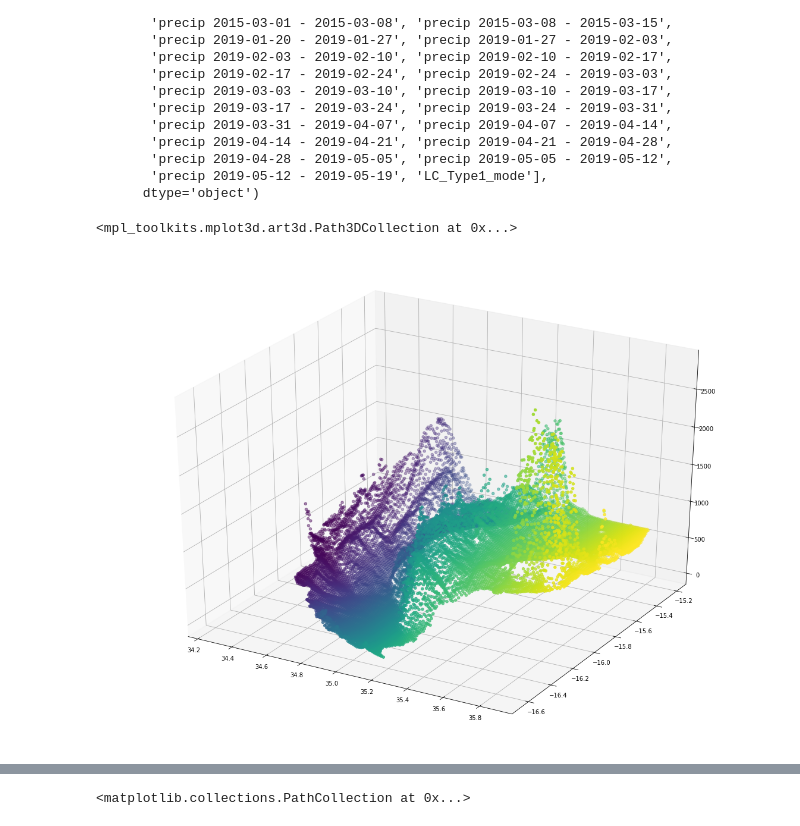
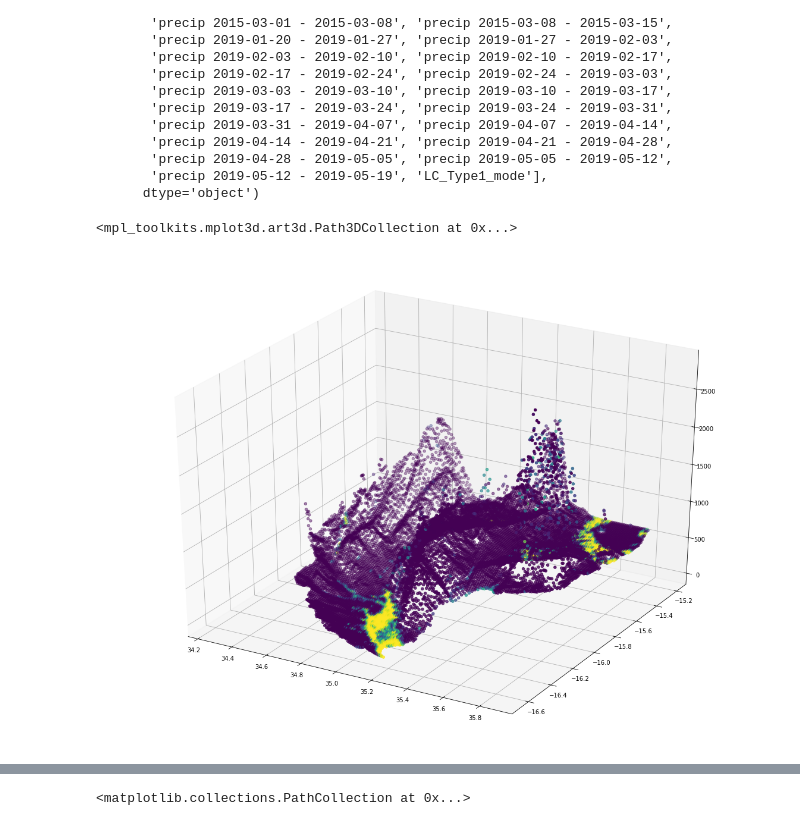
Before and after one commit to AttentiveNader/malawifloods, a Jupyter notebook: malawifloods.ipynb, the cells around one changed output, grey strips where cells are left out. Drawn from its saved outputs; the diff is of its cells as text; code cells hidden in the pictures.

Commit message:
visualize better

```diff
--- a/malawifloods.ipynb
+++ b/malawifloods.ipynb
@@ -138,16 +128,16 @@ Xtraincatboost = traindata[traincolumns+commoncolumns]
 # %%
 # cm = plt.get_cmap("RdYlGn")
 fig = plt.figure(figsize=(20,15))
 ax = fig.add_subplot(111, projection='3d')
 col = np.arange(len(traindata.X))
 #just for fun
 
-ax.scatter(traindata.X,traindata.Y,zs=traindata.elevation, c=col, marker='o')
+ax.scatter(traindata.X,traindata.Y,zs=traindata.elevation, c=traindata.target_2015, marker='o')
 # plt.figure(figsize=(20,20))
 # plt.scatter(traindata[traindata.target_2015==0].X,traindata[traindata.target_2015==0].Y)
 # %% [output]
 <mpl_toolkits.mplot3d.art3d.Path3DCollection at 0x...>
-[figure, old version]
+[figure, new version]
 # %%
 fig = plt.figure(figsize=(20,15))
 ax = fig.add_subplot(111, projection='3d')
```
Also changed, not shown: parts of 13 cells of this notebook, 2 other files.
